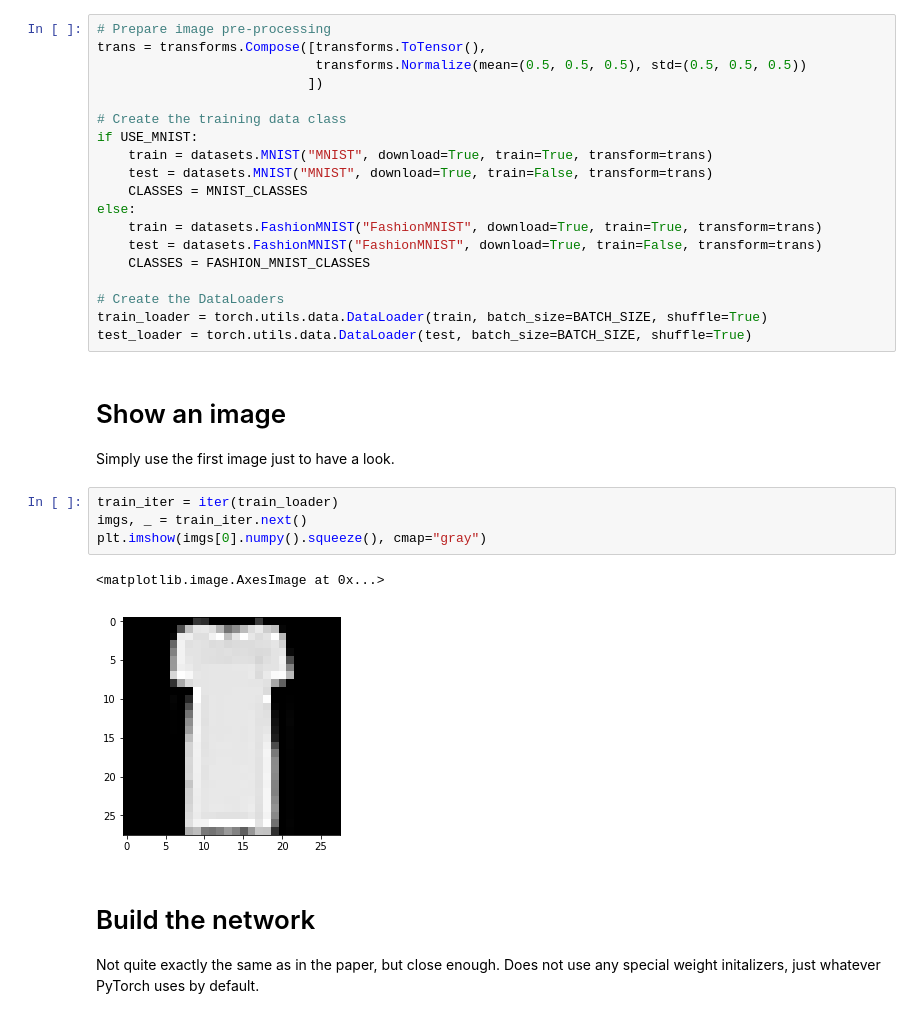
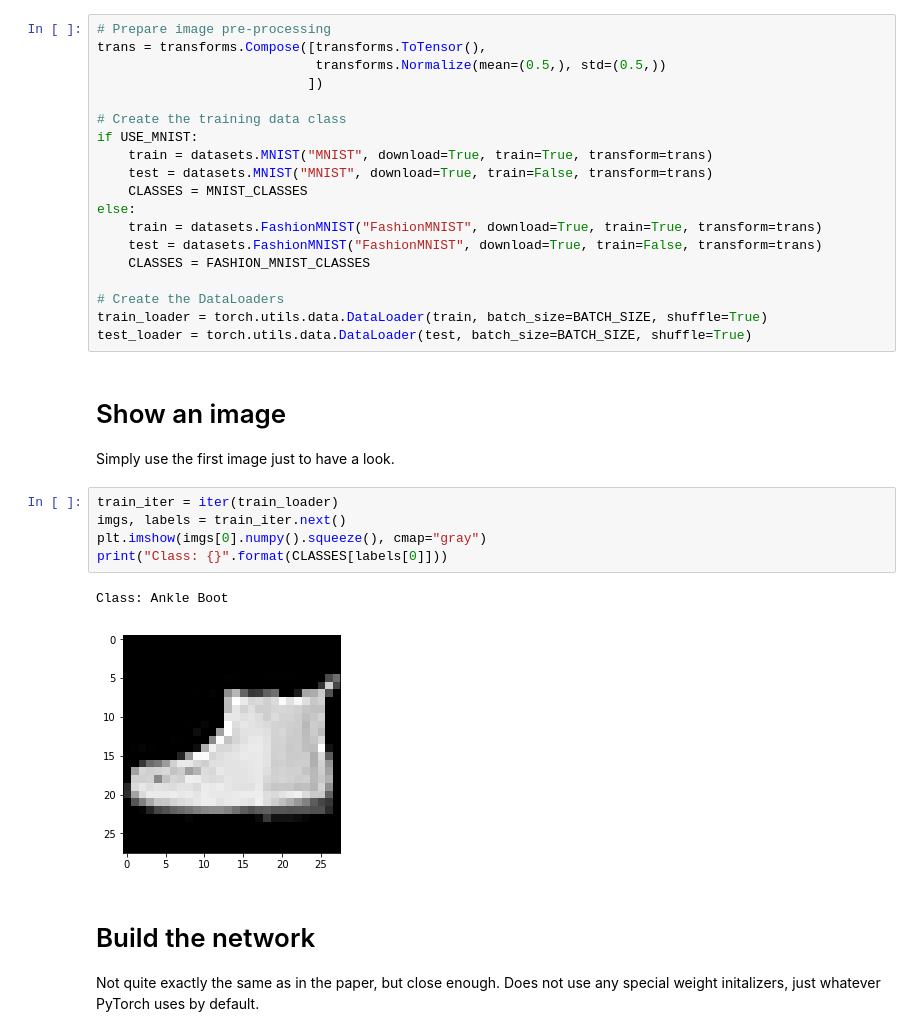
Before and after one commit to GeoffBreemer/pytorch-playground, a Jupyter notebook: simple-LeNet5.ipynb, the cells around one changed output. Drawn from its saved outputs; the diff is of its cells as text.

```diff
--- a/simple-LeNet5.ipynb
+++ b/simple-LeNet5.ipynb
@@ -77,7 +80,7 @@ def predict_one(model, loader):
 # %%
 # Prepare image pre-processing
 trans = transforms.Compose([transforms.ToTensor(),
-                            transforms.Normalize(mean=(0.5, 0.5, 0.5), std=(0.5, 0.5, 0.5))
+                            transforms.Normalize(mean=(0.5,), std=(0.5,))
                            ])
 
 # Create the training data class
@@ -98,11 +101,12 @@ test_loader = torch.utils.data.DataLoader(test, batch_size=BATCH_SIZE, shuffle=T
 Simply use the first image just to have a look.
 # %%
 train_iter = iter(train_loader)
-imgs, _ = train_iter.next()
+imgs, labels = train_iter.next()
 plt.imshow(imgs[0].numpy().squeeze(), cmap="gray")
+print("Class: {}".format(CLASSES[labels[0]]))
 # %% [output]
-<matplotlib.image.AxesImage at 0x...>
+Class: Ankle Boot
-[figure, old version]
+[figure, new version]
 # %% [markdown]
 # Build the network
 Not quite exactly the same as in the paper, but close enough. Does not use any special weight initalizers, just whatever PyTorch uses by default.
```
Also changed, not shown: parts of 13 cells of this notebook, 1 other file.
